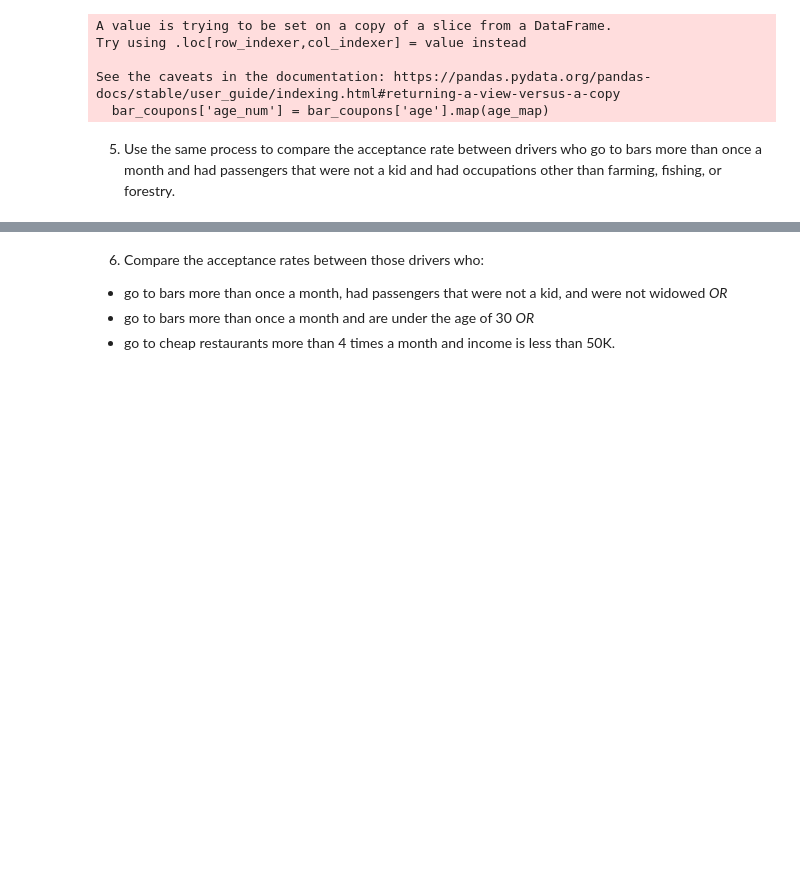
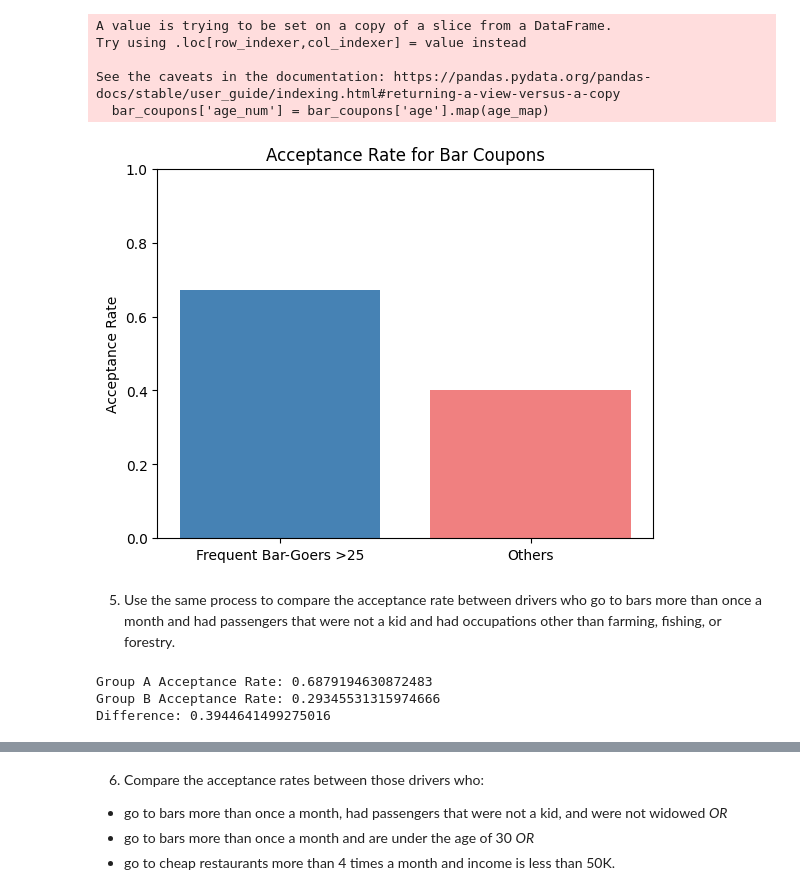
Before and after one commit to RohitKBhatnagar/CouponAcceptance, a Jupyter notebook: CouponAcceptance.ipynb, the cells around one changed output, grey strips where cells are left out. Drawn from its saved outputs; the diff is of its cells as text; code cells hidden in the pictures; blank space fills up the shorter version.

Commit message:
Solved Q#5. Used the same mapping technique and plotted the visualization for no-kids and occupations outside of farming etc

```diff
--- a/CouponAcceptance.ipynb
+++ b/CouponAcceptance.ipynb
@@ -840,5 +840,52 @@ Try using .loc[row_indexer,col_indexer] = value instead
 
 See the caveats in the documentation: https://pandas.pydata.org/pandas-docs/stable/user_guide/indexing.html#returning-a-view-versus-a-copy
   bar_coupons['age_num'] = bar_coupons['age'].map(age_map)
+# %%
+# Lets try to visualize the acceptance rates for Group A vs Group B
+
+# Define Group A and Group B
+#group_a = bar_coupons[(bar_coupons['Bar_freq'] > 1) & (bar_coupons['age_num'] > 25)]
+#group_b = bar_coupons.drop(group_a.index)
+
+# Compute acceptance rates
+#rate_a = group_a['Y'].mean()
+#rate_b = group_b['Y'].mean()
+
+# Plot bar chart
+labels = ['Frequent Bar-Goers >25', 'Others']
+rates = [rate_a, rate_b]
+
+plt.bar(labels, rates, color=['steelblue', 'lightcoral'])
+plt.ylabel('Acceptance Rate')
+plt.title('Acceptance Rate for Bar Coupons')
+plt.ylim(0, 1)  # since rates are proportions between 0 and 1
+plt.savefig('images/acceptance_rate_bar_coupons_agebased.png')
+plt.show()
+# %% [output]
+[figure, added]
 # %% [markdown]
 5. Use the same process to compare the acceptance rate between drivers who go to bars more than once a month and had passengers that were not a kid and had occupations other than farming, fishing, or forestry.
+# %%
+group_a[(group_a['age_num'] > 20) & (group_a['passanger'] != 'Kid(s)') & (~group_a['occupation'].isin(['farming', 'fishing', 'forestry']))]
+#print(f"Passengers who were no a kid and not of the occupation farming fishing forestry in Group A: \n{group_a[['age', 'passanger', 'occupation']]}")
+# Group A: Frequent bar-goers, no kid passenger, non-farming occupation
+group_a = bar_coupons[
+    (bar_coupons['Bar_freq'] > 1) &
+    (bar_coupons['passanger'].str.lower().str.strip() != 'kid') &
+    (bar_coupons['occupation'].str.lower().str.strip() != 'farming fishing forestry')
+]
+#print(f"Another approach - Passengers who were no a kid and not of the occupation farming fishing forestry in Group A: \n{group_a[['age', 'passanger', 'occupation']]}")
+# Group B: All others
+group_b = bar_coupons.drop(group_a.index)
+
+# Acceptance rates
+rate_a = group_a['Y'].mean()
+rate_b = group_b['Y'].mean()
+
+print("Group A Acceptance Rate:", rate_a)
+print("Group B Acceptance Rate:", rate_b)
+print("Difference:", rate_a - rate_b)
+# %% [output]
+Group A Acceptance Rate: 0.6879194630872483
+Group B Acceptance Rate: 0.29345531315974666
+Difference: 0.3944641499275016
```
Also changed, not shown: parts of 1 cell of this notebook, 2 other files.
